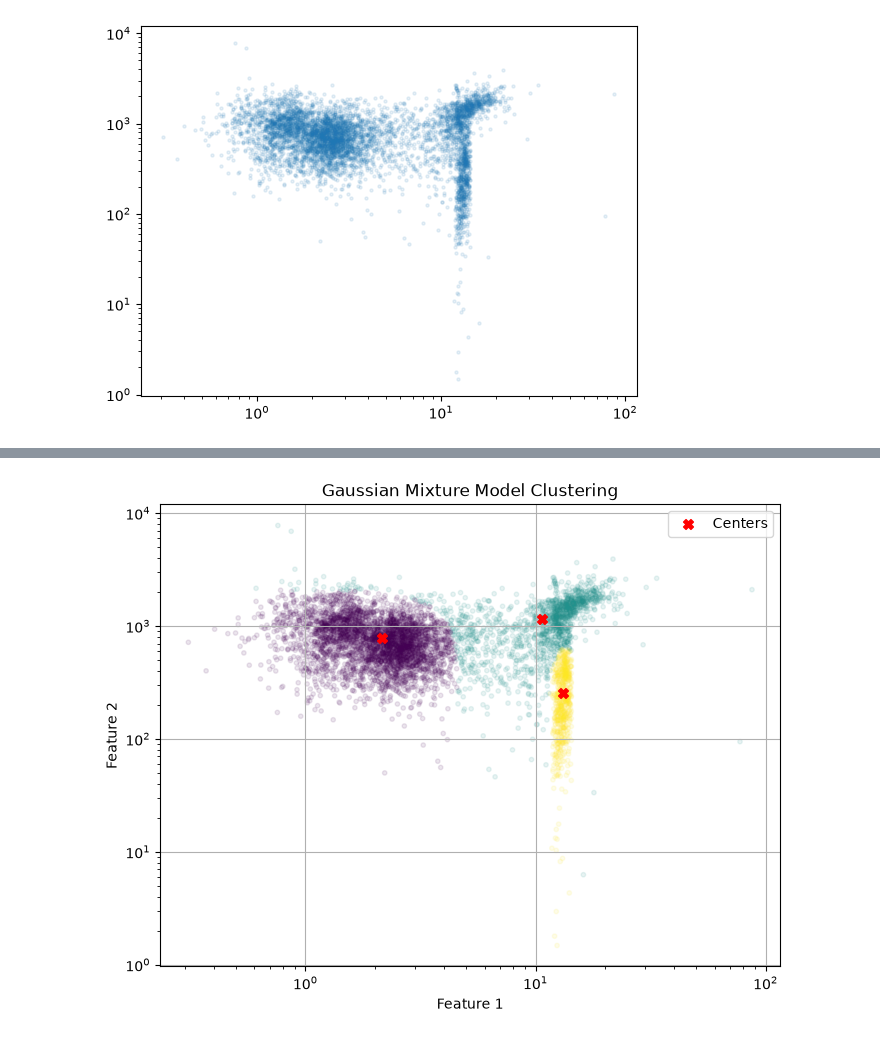
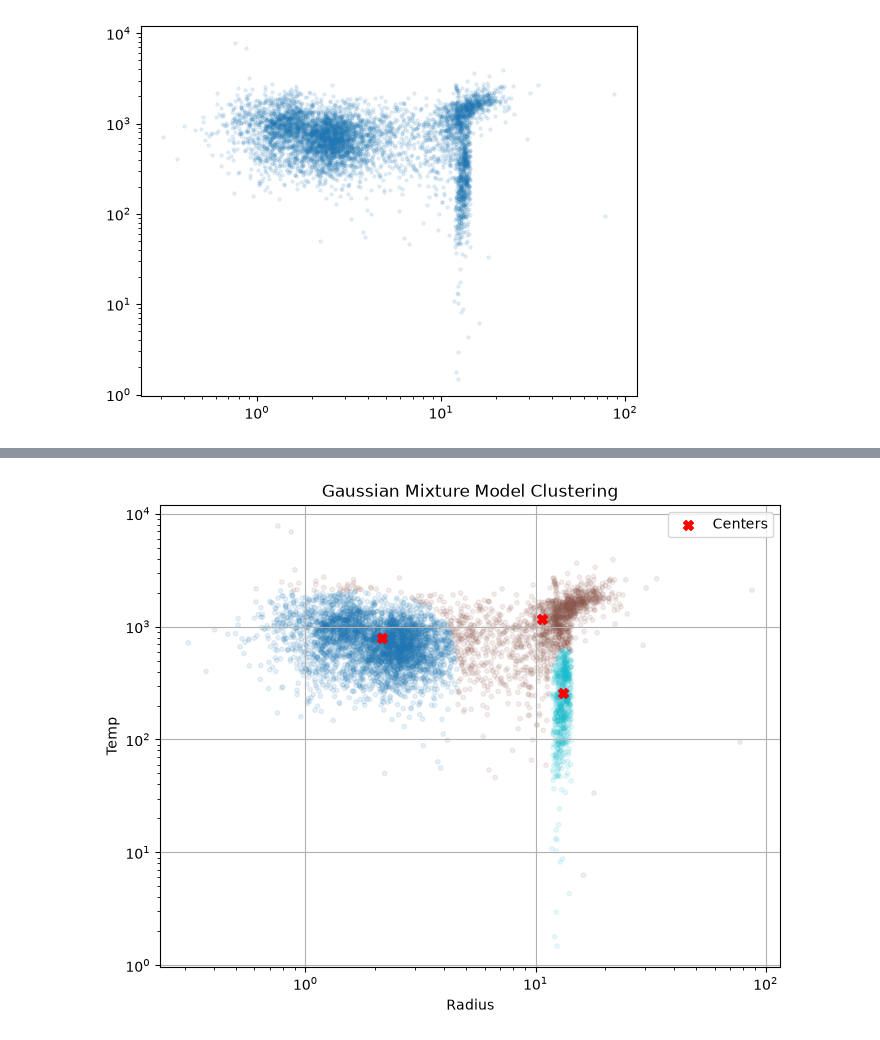
Before and after one commit to C00299231/DataScProject, a Jupyter notebook: clusteringTest.ipynb, the cells around one changed output, grey strips where cells are left out. Cells and saved outputs as stored; diff of their text form; code cells hidden in the pictures.

```diff
--- a/clusteringTest.ipynb
+++ b/clusteringTest.ipynb
@@ -89,42 +91,41 @@ plt.scatter(x, y, alpha=0.1, s=5)
 # %%
-import numpy as np
 from sklearn.mixture import GaussianMixture
 
 d = df[["pl_radius_e", "pl_temp"]].dropna()
 
 # Select both features for the 2D GMM tracking
-X = d[["pl_radius_e", "pl_temp"]].values  # .values converts it to a numpy array for easy slicing
+X = d[["pl_radius_e", "pl_temp"]].values
 
 y = d["pl_temp"]
 
 gmm = GaussianMixture(
     n_components=3,
     covariance_type='full',
     random_state=42
 )
 
 gmm.fit(X)
 labels = gmm.predict(X)
 
 plt.figure(figsize=(8, 6))
-plt.scatter(X[:, 0], X[:, 1], c=labels, cmap='viridis', s=10, alpha=0.1)
+plt.scatter(X[:, 0], X[:, 1], c=labels, cmap='tab10', s=10, alpha=0.1)
 
 plt.scatter(
     gmm.means_[:, 0],
     gmm.means_[:, 1],
     s=50,
     c='red',
     marker='X',
     label='Centers'
 )
 
 plt.title("Gaussian Mixture Model Clustering")
 plt.xscale("log")
 plt.yscale("log")
-plt.xlabel("Feature 1")
-plt.ylabel("Feature 2")
+plt.xlabel("Radius")
+plt.ylabel("Temp")
 plt.grid(True)
 plt.legend()
 plt.show()
 # %% [output]
-[figure, old version]
+[figure, new version]
```
Also changed, not shown: parts of 2 cells of this notebook.
